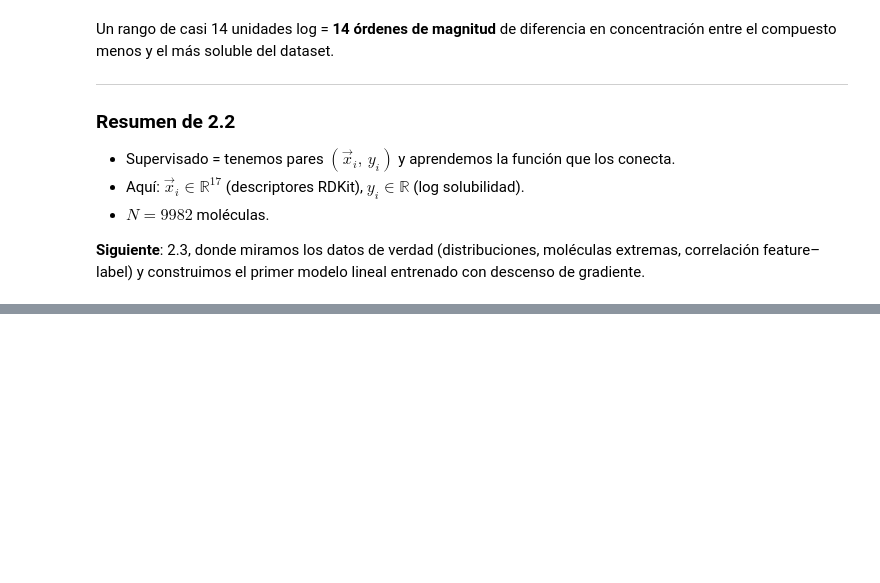
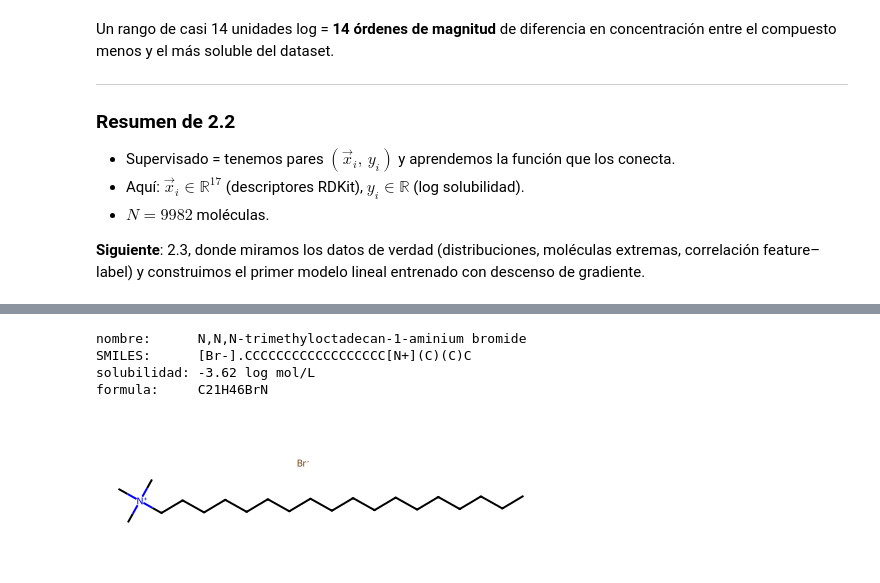
Before and after one commit to alexhrehoret/dmol-study-notes, a Jupyter notebook: notebooks/02_introduccion.ipynb, the cells around one changed output, grey strips where cells are left out. Saved outputs shown, nothing was run; the diff lists cells and outputs as text; code cells hidden in the pictures; blank space fills up the shorter version.

```diff
--- a/notebooks/02_introduccion.ipynb
+++ b/notebooks/02_introduccion.ipynb
@@ -158,0 +192,22 @@ correlación feature–label) y construimos el primer modelo lineal entrenado co
+# %%
+import rdkit
+import rdkit.Chem
+import rdkit.Chem.Draw
+from rdkit.Chem import rdMolDescriptors
+from rdkit.Chem.Draw import IPythonConsole   # hace que Jupyter dibuje los Mol
+
+# cogemos la primera molecula del dataset
+row = soldata.iloc[0]
+mol = rdkit.Chem.MolFromInchi(row["InChI"])
+
+print("nombre:     ", row["Name"])
+print("SMILES:     ", row["SMILES"])
+print("solubilidad:", round(row["Solubility"], 2), "log mol/L")
+print("formula:    ", rdMolDescriptors.CalcMolFormula(mol))
+mol
+# %% [output]
+nombre:      N,N,N-trimethyloctadecan-1-aminium bromide
+SMILES:      [Br-].CCCCCCCCCCCCCCCCCC[N+](C)(C)C
+solubilidad: -3.62 log mol/L
+formula:     C21H46BrN
+[figure, added]
```
Also changed, not shown: parts of 9 cells of this notebook, 4 other files.
